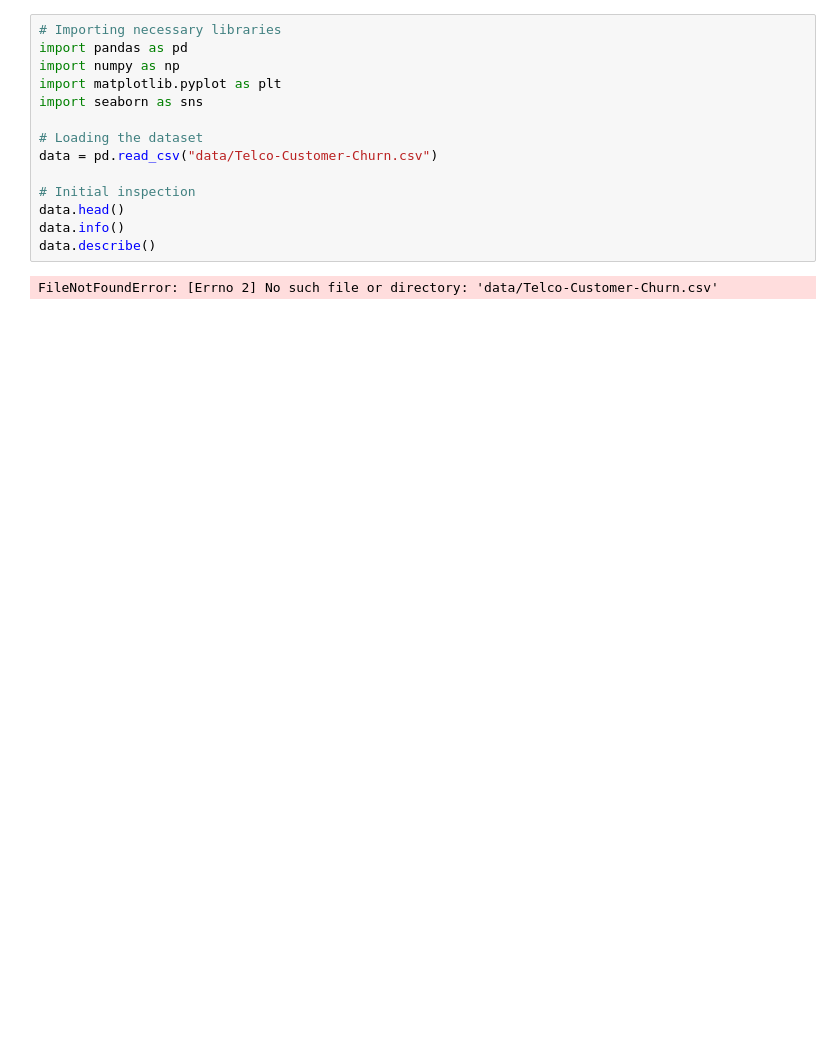
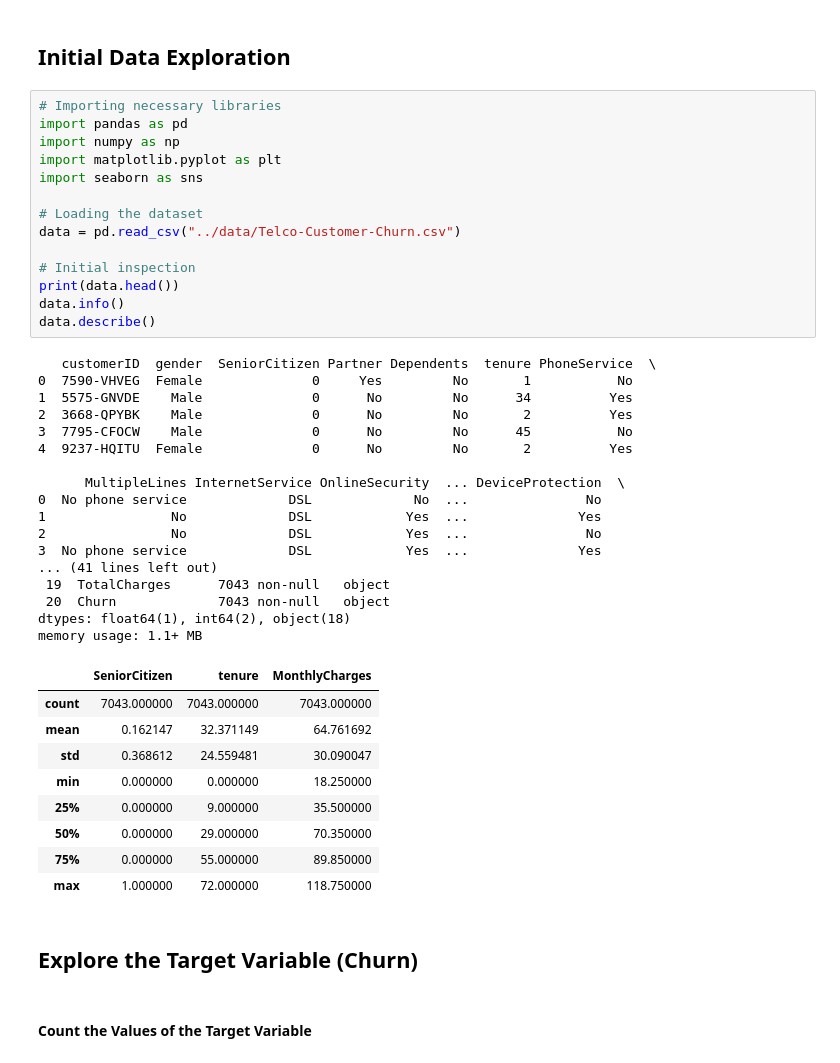
Before and after one commit to AyyaduraiAgalya/Customer-Churn-Prediction, a Jupyter notebook: notebooks/1_data_exploration_and_preprocessing.ipynb, the cells around one changed output. Cells and saved outputs as stored; diff of their text form; blank space fills up the shorter version.

```diff
--- a/notebooks/1_data_exploration_and_preprocessing.ipynb
+++ b/notebooks/1_data_exploration_and_preprocessing.ipynb
@@ -1,16 +1,47 @@
+# %% [markdown]
+## Initial Data Exploration
 # %%
 # Importing necessary libraries
 import pandas as pd
 import numpy as np
 import matplotlib.pyplot as plt
 import seaborn as sns
 
 # Loading the dataset
-data = pd.read_csv("data/Telco-Customer-Churn.csv")
+data = pd.read_csv("../data/Telco-Customer-Churn.csv")
 
 # Initial inspection
-data.head()
+print(data.head())
 data.info()
 data.describe()
 # %% [output]
-FileNotFoundError: [Errno 2] No such file or directory: 'data/Telco-Customer-Churn.csv'
+   customerID  gender  SeniorCitizen Partner Dependents  tenure PhoneService  \
+0  7590-VHVEG  Female              0     Yes         No       1           No
+1  5575-GNVDE    Male              0      No         No      34          Yes
+2  3668-QPYBK    Male              0      No         No       2          Yes
+3  7795-CFOCW    Male              0      No         No      45           No
+4  9237-HQITU  Female              0      No         No       2          Yes
+
+      MultipleLines InternetService OnlineSecurity  ... DeviceProtection  \
+0  No phone service             DSL             No  ...               No
+1                No             DSL            Yes  ...              Yes
+2                No             DSL            Yes  ...               No
+3  No phone service             DSL            Yes  ...              Yes
+... (41 lines left out)
+ 19  TotalCharges      7043 non-null   object
+ 20  Churn             7043 non-null   object
+dtypes: float64(1), int64(2), object(18)
+memory usage: 1.1+ MB
+|  | SeniorCitizen | tenure | MonthlyCharges |
+| count | 7043.000000 | 7043.000000 | 7043.000000 |
+| mean | 0.162147 | 32.371149 | 64.761692 |
+| std | 0.368612 | 24.559481 | 30.090047 |
+| min | 0.000000 | 0.000000 | 18.250000 |
+| 25% | 0.000000 | 9.000000 | 35.500000 |
+| 50% | 0.000000 | 29.000000 | 70.350000 |
+| 75% | 0.000000 | 55.000000 | 89.850000 |
+| max | 1.000000 | 72.000000 | 118.750000 |
+# %% [markdown]
+## Explore the Target Variable (Churn)
+# %% [markdown]
+#### Count the Values of the Target Variable
```
Also changed, not shown: parts of 19 cells of this notebook.
